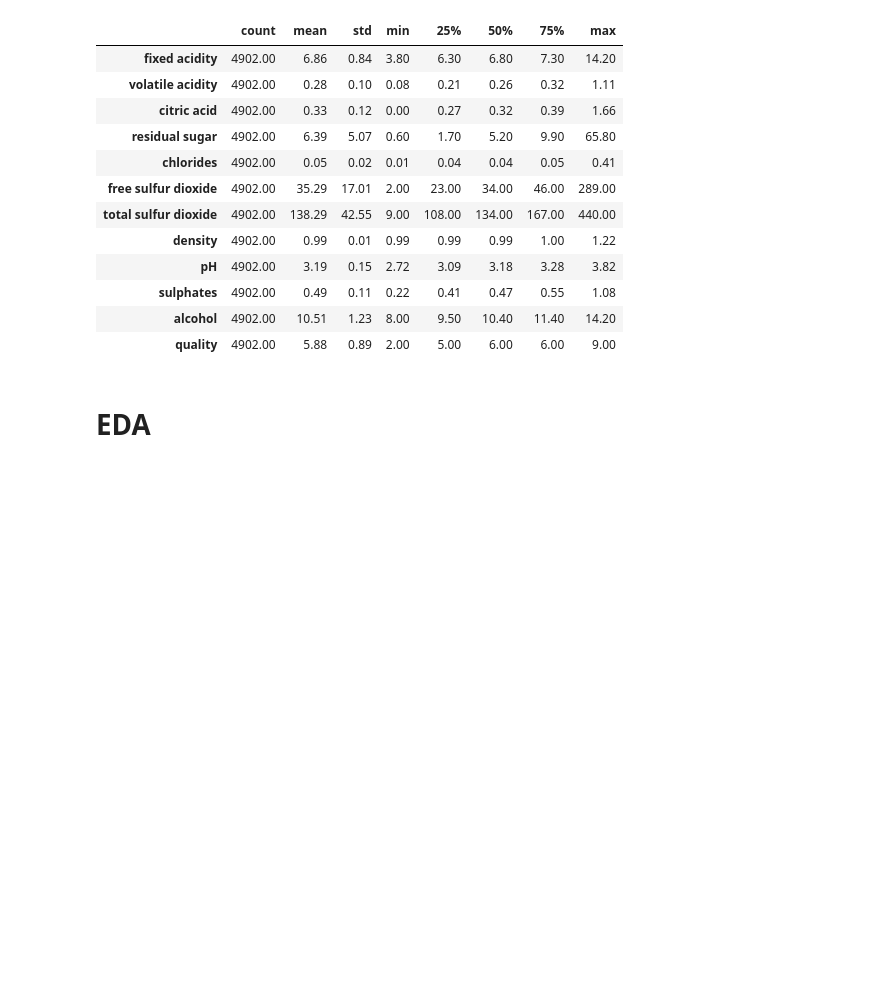
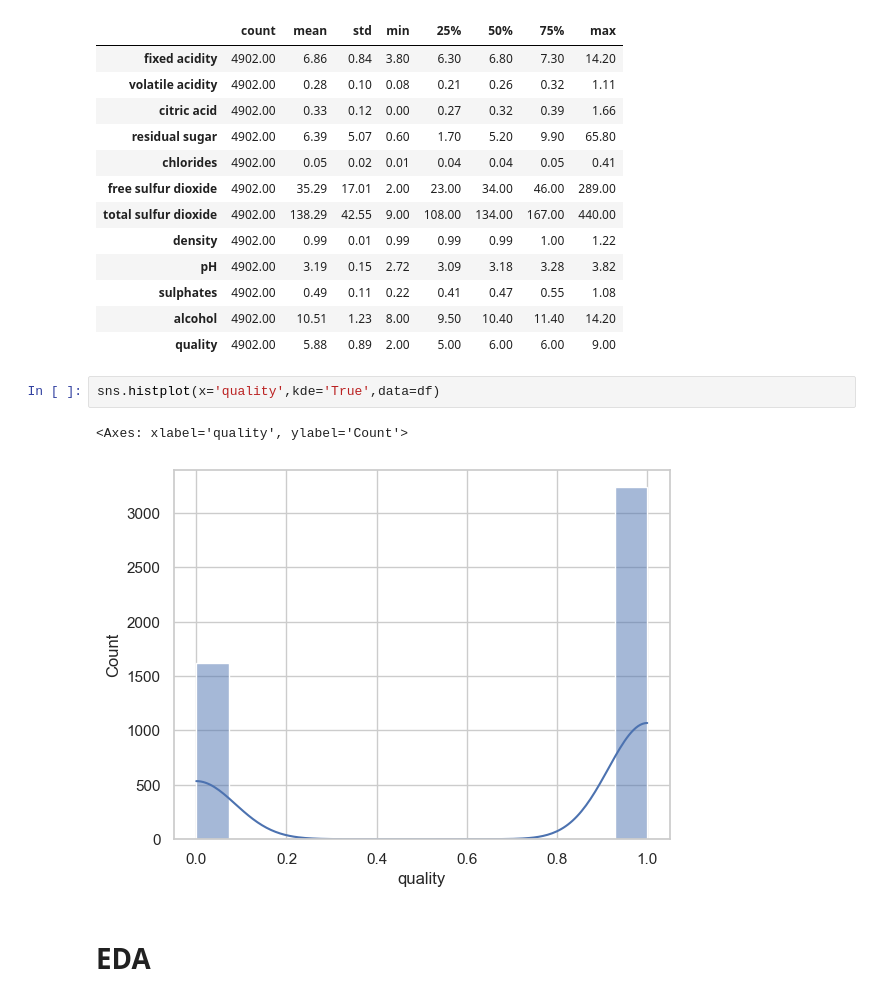
Before and after one commit to dev-frog/WM-ASDS04, a Jupyter notebook: winetest/winetest.ipynb, the cells around one changed output. Cells and saved outputs as stored; diff of their text form; blank space fills up the shorter version.

Commit message:
Add lab report files and images

```diff
--- a/winetest/winetest.ipynb
+++ b/winetest/winetest.ipynb
@@ -98,6 +106,11 @@ df.describe().T
 | sulphates | 4902.00 | 0.49 | 0.11 | 0.22 | 0.41 | 0.47 | 0.55 | 1.08 |
 | alcohol | 4902.00 | 10.51 | 1.23 | 8.00 | 9.50 | 10.40 | 11.40 | 14.20 |
 | quality | 4902.00 | 5.88 | 0.89 | 2.00 | 5.00 | 6.00 | 6.00 | 9.00 |
+# %%
+sns.histplot(x='quality',kde='True',data=df)
+# %% [output]
+<Axes: xlabel='quality', ylabel='Count'>
+[figure, added]
 # %% [markdown]
 # EDA
 # %%
```
Also changed, not shown: parts of 6 cells of this notebook, 38 other files.
